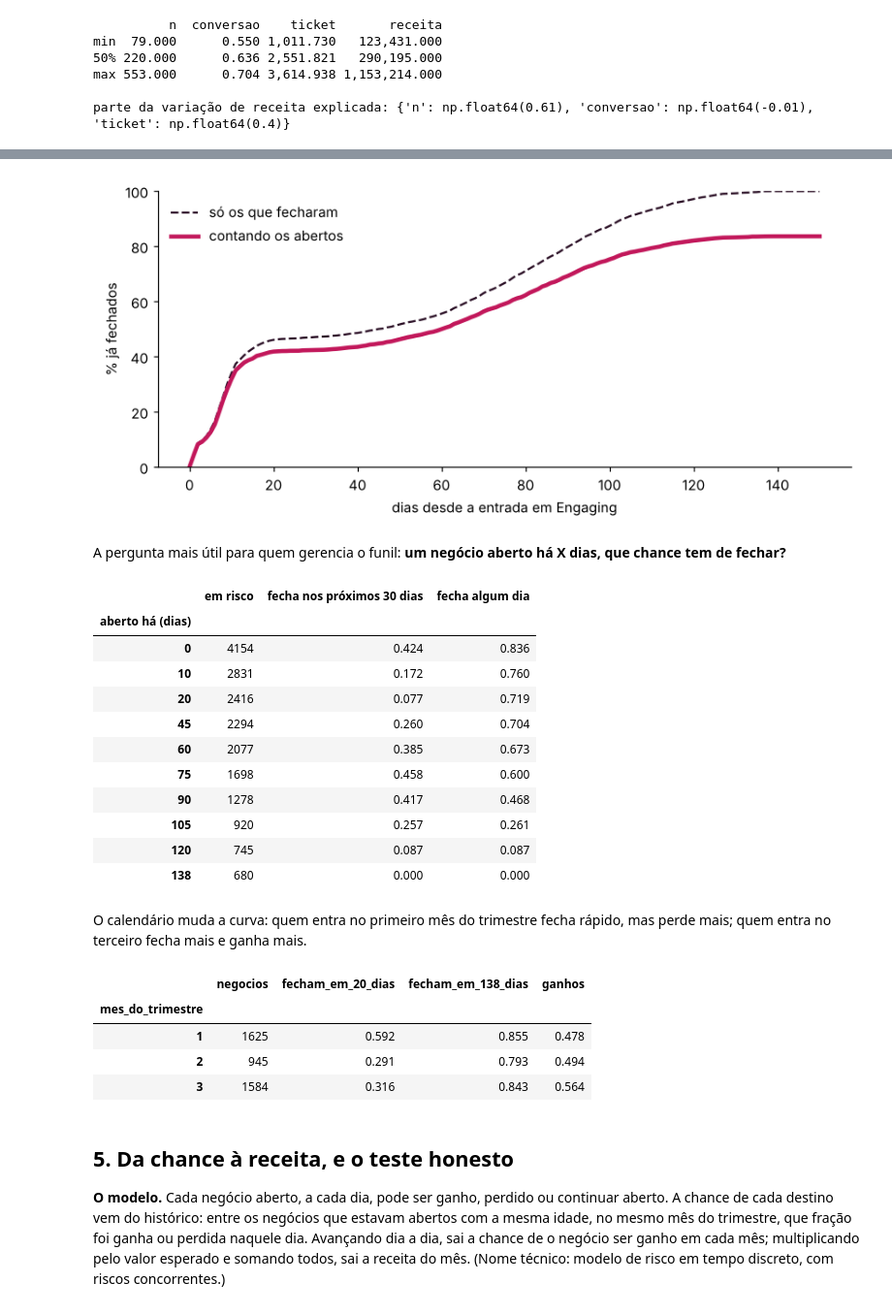
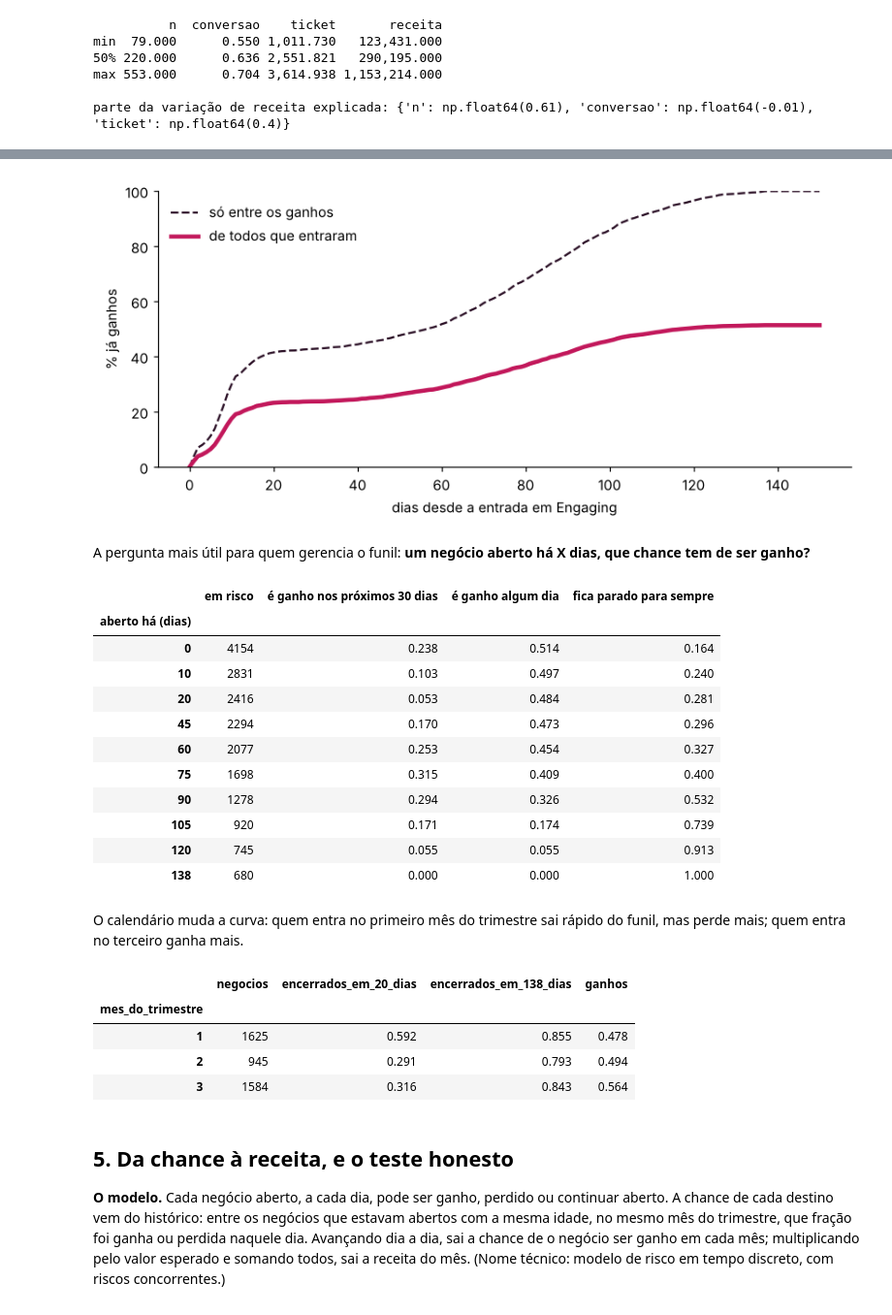
Before and after one commit to isabelaclass/when-will-this-deal-close, a Jupyter notebook: notebooks/quando-esse-deal-vai-fechar.ipynb, the cells around one changed output, grey strips where cells are left out. Shown at 97% size. Saved outputs shown, nothing was run; the diff lists cells and outputs as text; code cells hidden in the pictures.

```diff
--- a/notebooks/quando-esse-deal-vai-fechar.ipynb
+++ b/notebooks/quando-esse-deal-vai-fechar.ipynb
@@ -179,10 +181,11 @@ A média dos fechados é 48 dias, mas quase nenhum negócio leva perto disso. Um
 # %%
+g = c[c.won == 1]   # só os ganhos
 fig, ax = plt.subplots(figsize=(9, 3.4))
-ax.hist(c.t, bins=range(0, 145, 5), color=ROSA, edgecolor="white")
-ax.axvline(c.t.mean(), color=TINTA, ls="--", lw=1.5)
-ax.text(c.t.mean() + 2, ax.get_ylim()[1] * 0.9, f"média: {c.t.mean():.0f} dias", color=TINTA)
-ax.set_xlabel("dias entre a entrada em Engaging e o fechamento"); ax.set_ylabel("negócios fechados")
+ax.hist(g.t, bins=range(0, 145, 5), color=ROSA, edgecolor="white")
+ax.axvline(g.t.mean(), color=TINTA, ls="--", lw=1.5)
+ax.text(g.t.mean() + 2, ax.get_ylim()[1] * 0.9, f"média: {g.t.mean():.0f} dias", color=TINTA)
+ax.set_xlabel("dias entre a entrada em Engaging e o ganho"); ax.set_ylabel("negócios ganhos")
 plt.show()
-faixas = pd.cut(c.t, [0, 20, 45, 140])
+faixas = pd.cut(g.t, [0, 20, 45, 140])
 (faixas.value_counts(normalize=True).sort_index() * 100).round(1)
 # %% [output]
@@ -217,45 +220,46 @@ destinos.round(1)
 # %%
 mb = m[~bloco].copy()
 dias = np.arange(0, 151)
 fig, ax = plt.subplots(figsize=(9, 3.6))
-ax.plot(dias, [100 * (c.t <= d).mean() for d in dias], color=TINTA, ls="--", label="só os que fecharam")
-ax.plot(dias, [100 * (mb.t <= d).mean() for d in dias], color=ROSA, lw=3, label="contando os abertos")
-ax.set_ylim(0, 100); ax.set_xlabel("dias desde a entrada em Engaging"); ax.set_ylabel("% já fechados"); ax.legend(frameon=False)
+ax.plot(dias, [100 * (g.t <= d).mean() for d in dias], color=TINTA, ls="--", label="só entre os ganhos")
+ax.plot(dias, [100 * ((mb.ev == 1) & (mb.t <= d)).mean() for d in dias], color=ROSA, lw=3, label="de todos que entraram")
+ax.set_ylim(0, 100); ax.set_xlabel("dias desde a entrada em Engaging"); ax.set_ylabel("% já ganhos"); ax.legend(frameon=False)
 plt.show()
 # %% [output]
-[figure, old version]
+[figure, new version]
 # %% [markdown]
-A pergunta mais útil para quem gerencia o funil: **um negócio aberto há X dias, que chance tem de fechar?**
+A pergunta mais útil para quem gerencia o funil: **um negócio aberto há X dias, que chance tem de ser ganho?**
 # %%
 linhas = []
 for x in [0, 10, 20, 45, 60, 75, 90, 105, 120, 138]:
-    vivo = mb[~(mb.t <= x)]
+    vivo = mb[~(mb.t <= x)]   # ainda abertos com x dias
     linhas.append({"aberto há (dias)": x, "em risco": len(vivo),
-                   "fecha nos próximos 30 dias": ((vivo.t > x) & (vivo.t <= x + 30)).mean(),
-                   "fecha algum dia": vivo.t.notna().mean()})
+                   "é ganho nos próximos 30 dias": ((vivo.ev == 1) & (vivo.t > x) & (vivo.t <= x + 30)).mean(),
+                   "é ganho algum dia": (vivo.ev == 1).mean(),
+                   "fica parado para sempre": vivo.t.isna().mean()})
 pd.DataFrame(linhas).set_index("aberto há (dias)")
 # %% [output]
-|  | em risco | fecha nos próximos 30 dias | fecha algum dia |
-| aberto há (dias) |  |  |  |
-| 0 | 4154 | 0.424 | 0.836 |
-| 10 | 2831 | 0.172 | 0.760 |
-| 20 | 2416 | 0.077 | 0.719 |
-| 45 | 2294 | 0.260 | 0.704 |
-| 60 | 2077 | 0.385 | 0.673 |
-| 75 | 1698 | 0.458 | 0.600 |
-| 90 | 1278 | 0.417 | 0.468 |
-| 105 | 920 | 0.257 | 0.261 |
-| 120 | 745 | 0.087 | 0.087 |
-| 138 | 680 | 0.000 | 0.000 |
+|  | em risco | é ganho nos próximos 30 dias | é ganho algum dia | fica parado para sempre |
+| aberto há (dias) |  |  |  |  |
+| 0 | 4154 | 0.238 | 0.514 | 0.164 |
+| 10 | 2831 | 0.103 | 0.497 | 0.240 |
+| 20 | 2416 | 0.053 | 0.484 | 0.281 |
+| 45 | 2294 | 0.170 | 0.473 | 0.296 |
+| 60 | 2077 | 0.253 | 0.454 | 0.327 |
+| 75 | 1698 | 0.315 | 0.409 | 0.400 |
+| 90 | 1278 | 0.294 | 0.326 | 0.532 |
+| 105 | 920 | 0.171 | 0.174 | 0.739 |
+| 120 | 745 | 0.055 | 0.055 | 0.913 |
+| 138 | 680 | 0.000 | 0.000 | 1.000 |
 # %% [markdown]
-O calendário muda a curva: quem entra no primeiro mês do trimestre fecha rápido, mas perde mais; quem entra no terceiro fecha mais e ganha mais.
+O calendário muda a curva: quem entra no primeiro mês do trimestre sai rápido do funil, mas perde mais; quem entra no terceiro ganha mais.
 # %%
 mb["mes_do_trimestre"] = mes_tri(mb.engage_date)
 mb.groupby("mes_do_trimestre").agg(negocios=("ev", "size"),
-    fecham_em_20_dias=("t", lambda s: (s <= 20).mean()), fecham_em_138_dias=("t", lambda s: (s <= 138).mean()),
+    encerrados_em_20_dias=("t", lambda s: (s <= 20).mean()), encerrados_em_138_dias=("t", lambda s: (s <= 138).mean()),
     ganhos=("ev", lambda s: (s == 1).mean()))
 # %% [output]
-|  | negocios | fecham_em_20_dias | fecham_em_138_dias | ganhos |
+|  | negocios | encerrados_em_20_dias | encerrados_em_138_dias | ganhos |
 | mes_do_trimestre |  |  |  |  |
 | 1 | 1625 | 0.592 | 0.855 | 0.478 |
 | 2 | 945 | 0.291 | 0.793 | 0.494 |
```
Also changed, not shown: parts of 17 cells of this notebook, 4 other files.
